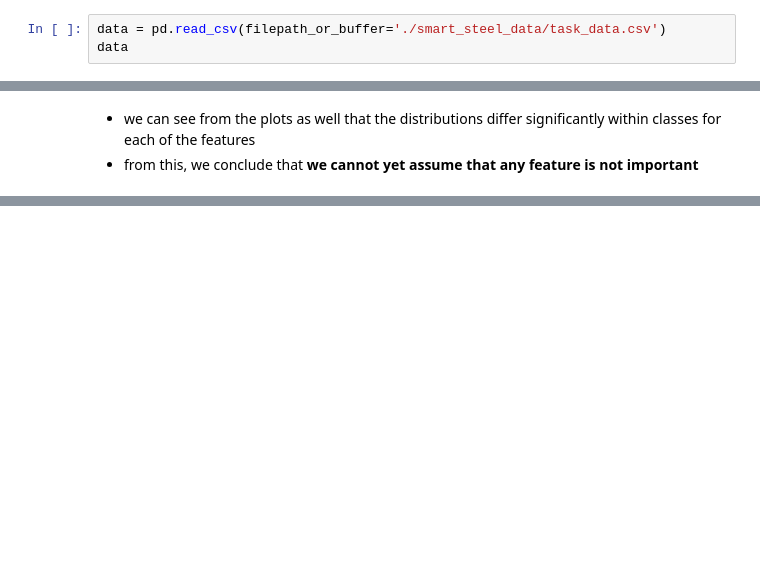
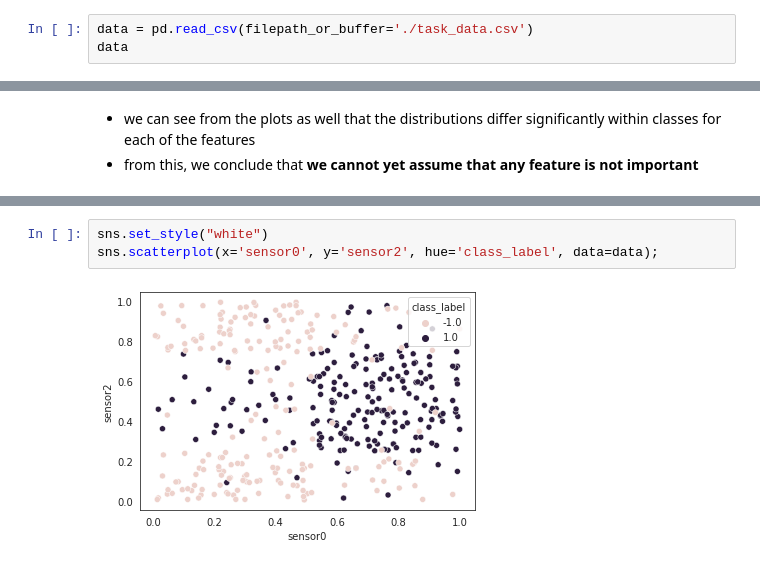
Before and after one commit to ShaunakSen/Data-Science-and-Machine-Learning, a Jupyter notebook: SmartSteelTech_Challenge.ipynb, the cells around one changed output, grey strips where cells are left out. Saved outputs shown, nothing was run; the diff lists cells and outputs as text; blank space fills up the shorter version.

```diff
--- a/SmartSteelTech_Challenge.ipynb
+++ b/SmartSteelTech_Challenge.ipynb
@@ -28,7 +35,7 @@ from IPython.display import display, HTML
 
 %matplotlib inline
 # %%
-data = pd.read_csv(filepath_or_buffer='./smart_steel_data/task_data.csv')
+data = pd.read_csv(filepath_or_buffer='./task_data.csv')
 data
 # %% [output]
 |  | sample index | class_label | sensor0 | sensor1 | sensor2 | sensor3 | sensor4 | sensor5 | sensor6 | sensor7 | ... |
@@ -191,0 +205,5 @@ plot_feature_distribution_per_class(data, features, 4)
+# %%
+sns.set_style("white")
+sns.scatterplot(x='sensor0', y='sensor2', hue='class_label', data=data);
+# %% [output]
+[figure, added]
```
Also changed, not shown: parts of 23 cells of this notebook.
